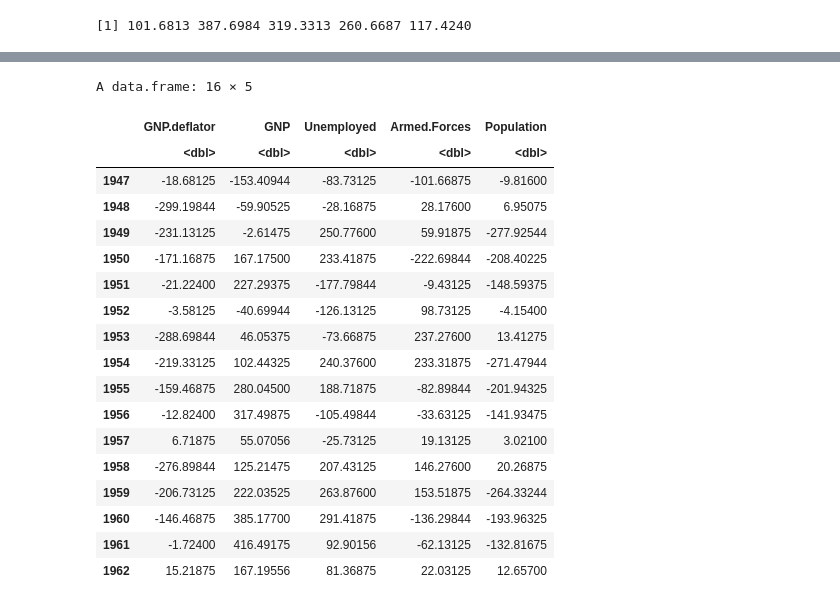
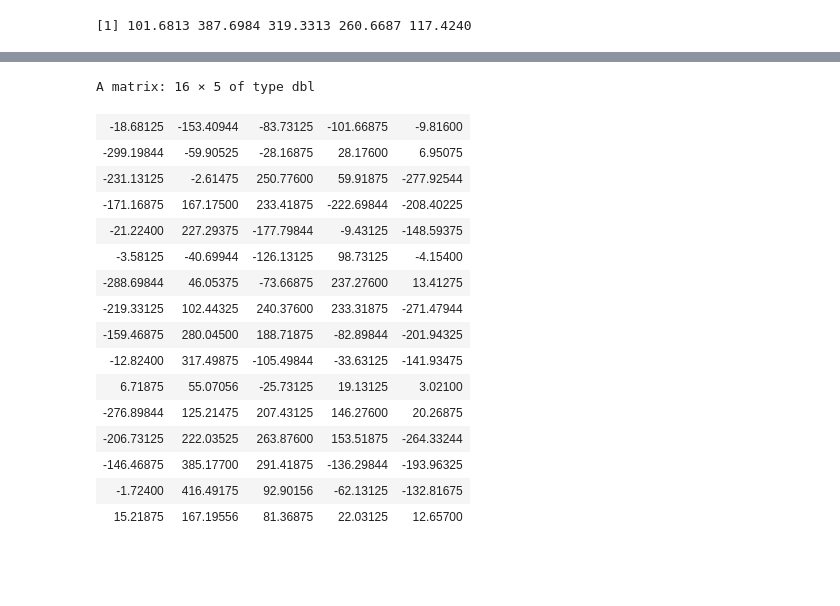
Before and after one commit to VindaShinde/R-Projects, a Jupyter notebook: PCA_findings_ways.ipynb, the cells around one changed output, grey strips where cells are left out. Saved outputs shown, nothing was run; the diff lists cells and outputs as text; code cells hidden in the pictures; blank space fills up the shorter version.

```diff
--- a/PCA_findings_ways.ipynb
+++ b/PCA_findings_ways.ipynb
@@ -90,5 +84,5 @@ A matrix: 5 × 16 of type dbl
 # %%
-m = colMeans(data_matrix)
-m
+means_of_features = colMeans(data_matrix)
+means_of_features
 # %% [output]
 [1] 101.6813 387.6984 319.3313 260.6687 117.4240
@@ -117,4 +110,5 @@ A data.frame: 16 × 5
 # %%
-#one more way to calculate B matrix directly
-B1 = sweep(new_data_set,1,m); B1
+#OPTION 2 - to calculate means deviation matrix directly
+mean_deviation_form2 = sweep(data_matrix,1,means_of_features);
+mean_deviation_form2
 # %% [output]
@@ -122,20 +116,18 @@ Warning message in sweep(new_data_set, 1, m):
 “STATS does not recycle exactly across MARGIN”
-A data.frame: 16 × 5
+A matrix: 16 × 5 of type dbl
-|  | GNP.deflator | GNP | Unemployed | Armed.Forces | Population |
-|  | <dbl> | <dbl> | <dbl> | <dbl> | <dbl> |
-| 1947 | -18.68125 | -153.40944 | -83.73125 | -101.66875 | -9.81600 |
-| 1948 | -299.19844 | -59.90525 | -28.16875 | 28.17600 | 6.95075 |
-| 1949 | -231.13125 | -2.61475 | 250.77600 | 59.91875 | -277.92544 |
-| 1950 | -171.16875 | 167.17500 | 233.41875 | -222.69844 | -208.40225 |
-| 1951 | -21.22400 | 227.29375 | -177.79844 | -9.43125 | -148.59375 |
-| 1952 | -3.58125 | -40.69944 | -126.13125 | 98.73125 | -4.15400 |
-| 1953 | -288.69844 | 46.05375 | -73.66875 | 237.27600 | 13.41275 |
-| 1954 | -219.33125 | 102.44325 | 240.37600 | 233.31875 | -271.47944 |
-| 1955 | -159.46875 | 280.04500 | 188.71875 | -82.89844 | -201.94325 |
-| 1956 | -12.82400 | 317.49875 | -105.49844 | -33.63125 | -141.93475 |
-| 1957 | 6.71875 | 55.07056 | -25.73125 | 19.13125 | 3.02100 |
-| 1958 | -276.89844 | 125.21475 | 207.43125 | 146.27600 | 20.26875 |
-| 1959 | -206.73125 | 222.03525 | 263.87600 | 153.51875 | -264.33244 |
-| 1960 | -146.46875 | 385.17700 | 291.41875 | -136.29844 | -193.96325 |
-| 1961 | -1.72400 | 416.49175 | 92.90156 | -62.13125 | -132.81675 |
-| 1962 | 15.21875 | 167.19556 | 81.36875 | 22.03125 | 12.65700 |
+| -18.68125 | -153.40944 | -83.73125 | -101.66875 | -9.81600 |
+| -299.19844 | -59.90525 | -28.16875 | 28.17600 | 6.95075 |
+| -231.13125 | -2.61475 | 250.77600 | 59.91875 | -277.92544 |
+| -171.16875 | 167.17500 | 233.41875 | -222.69844 | -208.40225 |
+| -21.22400 | 227.29375 | -177.79844 | -9.43125 | -148.59375 |
+| -3.58125 | -40.69944 | -126.13125 | 98.73125 | -4.15400 |
+| -288.69844 | 46.05375 | -73.66875 | 237.27600 | 13.41275 |
+| -219.33125 | 102.44325 | 240.37600 | 233.31875 | -271.47944 |
+| -159.46875 | 280.04500 | 188.71875 | -82.89844 | -201.94325 |
+| -12.82400 | 317.49875 | -105.49844 | -33.63125 | -141.93475 |
+| 6.71875 | 55.07056 | -25.73125 | 19.13125 | 3.02100 |
+| -276.89844 | 125.21475 | 207.43125 | 146.27600 | 20.26875 |
+| -206.73125 | 222.03525 | 263.87600 | 153.51875 | -264.33244 |
+| -146.46875 | 385.17700 | 291.41875 | -136.29844 | -193.96325 |
+| -1.72400 | 416.49175 | 92.90156 | -62.13125 | -132.81675 |
+| 15.21875 | 167.19556 | 81.36875 | 22.03125 | 12.65700 |
```
Also changed, not shown: parts of 22 cells of this notebook.
